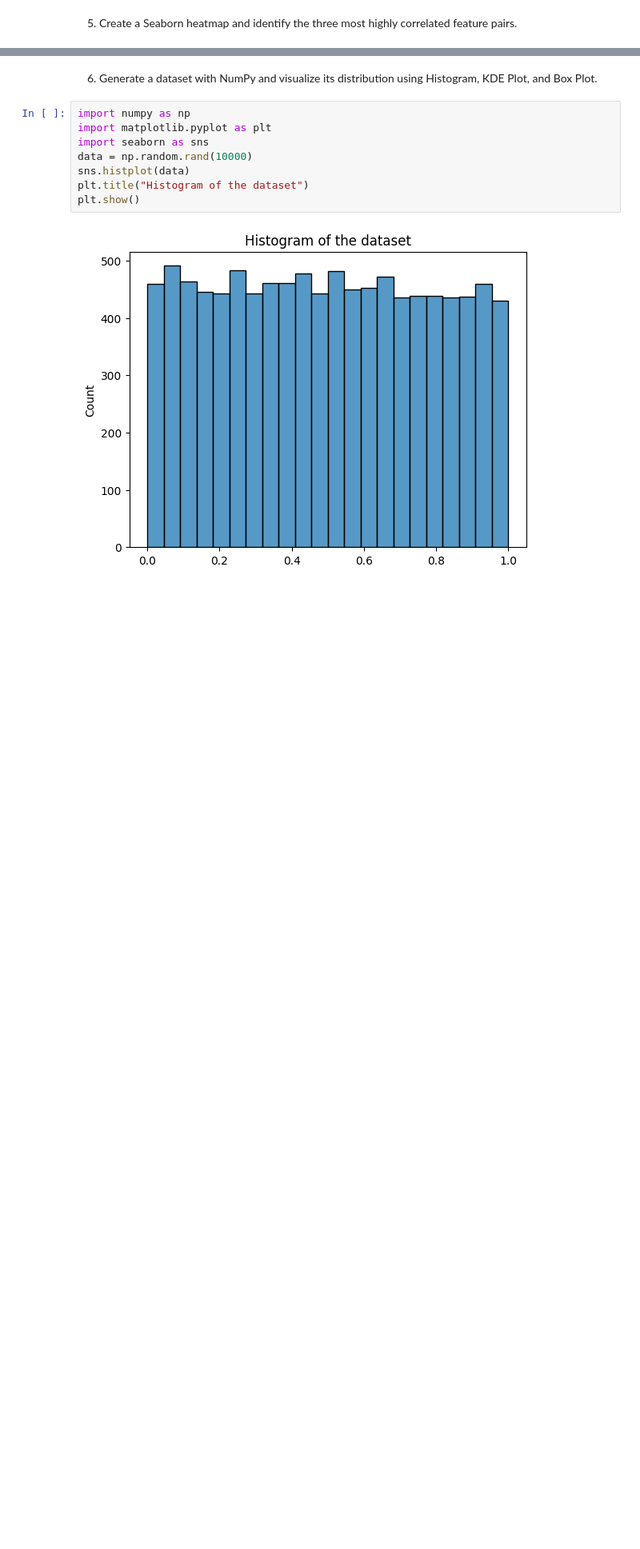
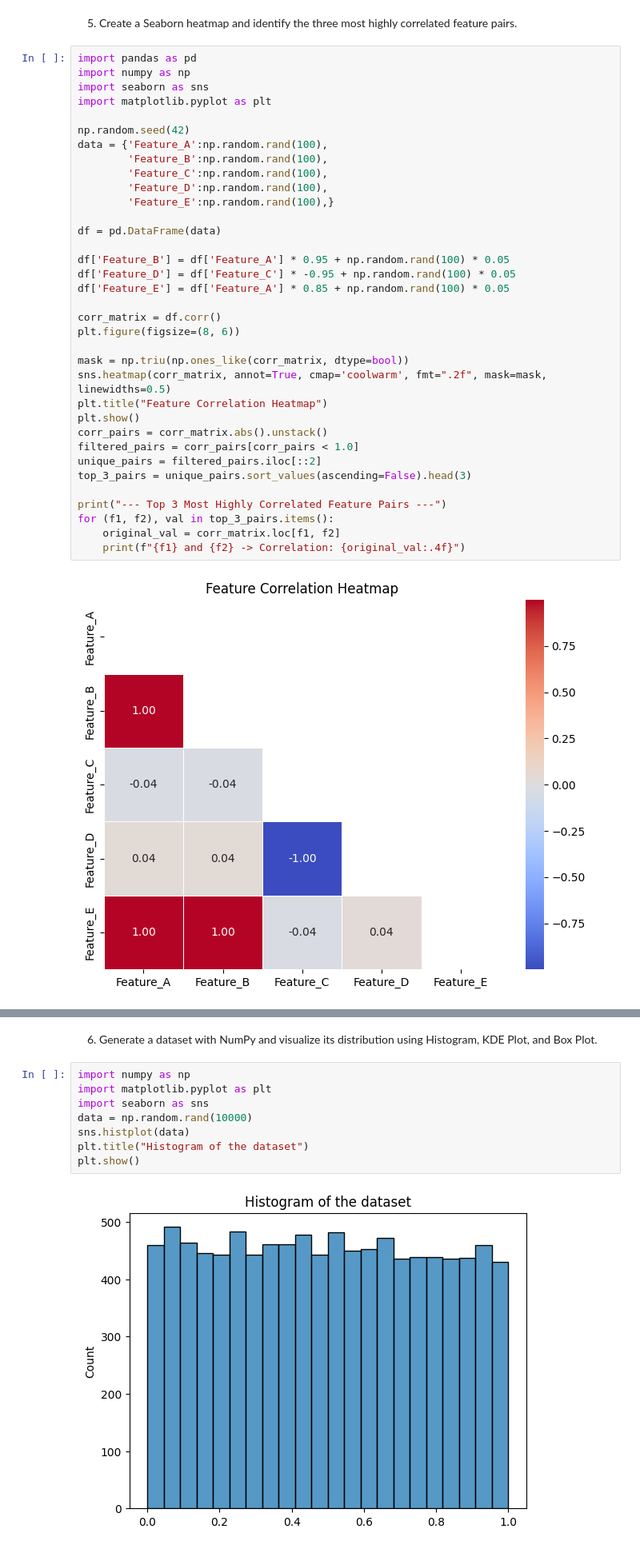
Before and after one commit to Ritika-Gauttam/Summer-2026, a Jupyter notebook: Assignments/assignment9.ipynb, the cells around one changed output, grey strips where cells are left out. Shown at 80% size. Drawn from its saved outputs; the diff is of its cells as text; blank space fills up the shorter version.

```diff
--- a/Assignments/assignment9.ipynb
+++ b/Assignments/assignment9.ipynb
@@ -42,3 +93,40 @@ of a numerical column.
 # %% [markdown]
 5. Create a Seaborn heatmap and identify the three most highly
 correlated feature pairs.
+# %%
+import pandas as pd
+import numpy as np
+import seaborn as sns
+import matplotlib.pyplot as plt
+
+np.random.seed(42)
+data = {'Feature_A':np.random.rand(100),
+        'Feature_B':np.random.rand(100),
+        'Feature_C':np.random.rand(100),
+        'Feature_D':np.random.rand(100),
+        'Feature_E':np.random.rand(100),}
+
+df = pd.DataFrame(data)
+
+df['Feature_B'] = df['Feature_A'] * 0.95 + np.random.rand(100) * 0.05
+df['Feature_D'] = df['Feature_C'] * -0.95 + np.random.rand(100) * 0.05
+df['Feature_E'] = df['Feature_A'] * 0.85 + np.random.rand(100) * 0.05
+
+corr_matrix = df.corr()
+plt.figure(figsize=(8, 6))
+
+mask = np.triu(np.ones_like(corr_matrix, dtype=bool))
+sns.heatmap(corr_matrix, annot=True, cmap='coolwarm', fmt=".2f", mask=mask, linewidths=0.5)
+plt.title("Feature Correlation Heatmap")
+plt.show()
+corr_pairs = corr_matrix.abs().unstack()
+filtered_pairs = corr_pairs[corr_pairs < 1.0]
+unique_pairs = filtered_pairs.iloc[::2]
+top_3_pairs = unique_pairs.sort_values(ascending=False).head(3)
+
+print("--- Top 3 Most Highly Correlated Feature Pairs ---")
+for (f1, f2), val in top_3_pairs.items():
+    original_val = corr_matrix.loc[f1, f2]
+    print(f"{f1} and {f2} -> Correlation: {original_val:.4f}")
+# %% [output]
+[figure, added]
```
Also changed, not shown: parts of 7 cells of this notebook, 4 other files.
